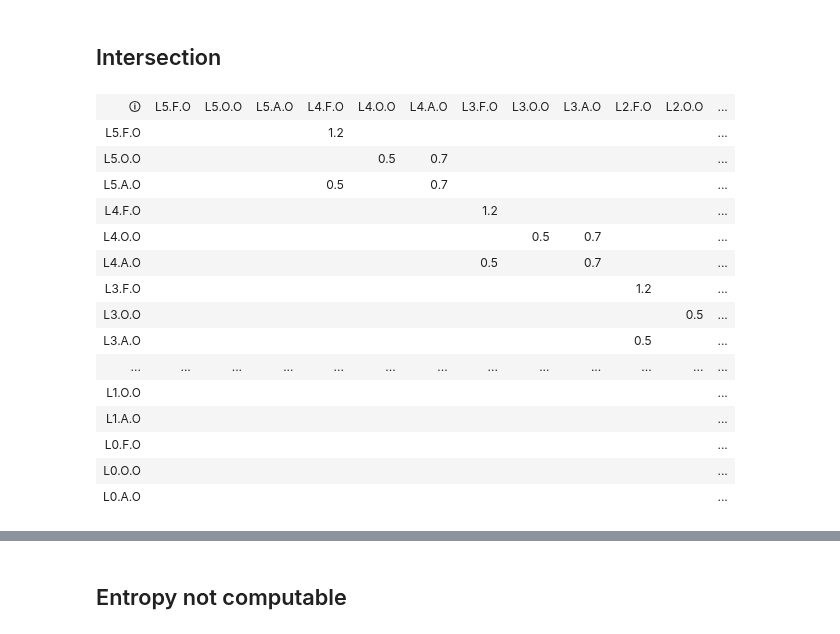
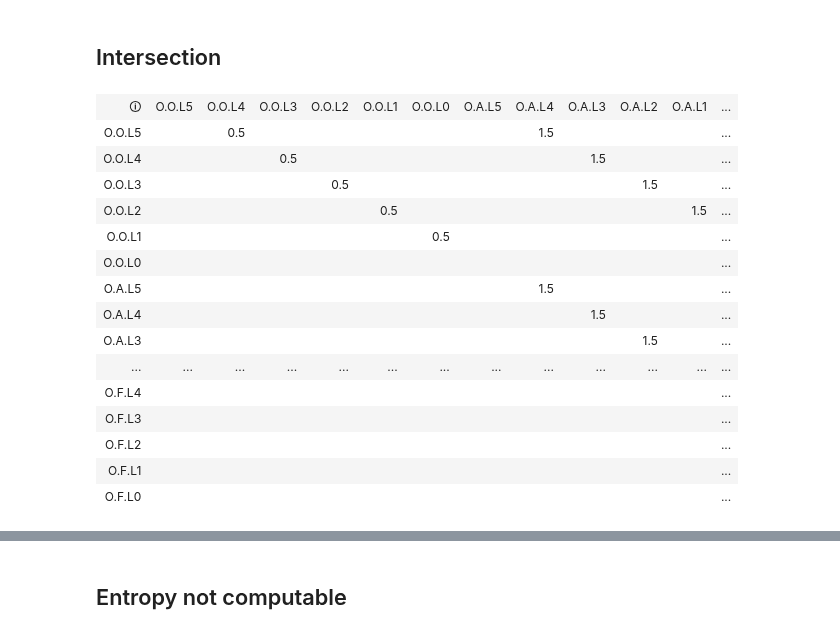
Before and after one commit to jmandreoli/WFSA, a Jupyter notebook: demo.ipynb, the cells around one changed output, grey strips where cells are left out. Saved outputs shown, nothing was run; the diff lists cells and outputs as text; code cells hidden in the pictures.

```diff
--- a/demo.ipynb
+++ b/demo.ipynb
@@ -222,43 +222,43 @@ INFO:wfsa.probabilistic:Pruning unreachable states: 3/7
 # %%
 L = 5
 template,wstop = eye(L+1,k=1),zeros((L+1,L+1)); wstop[-1,-1] = 1.
 template,wstop = map(csra_matrix.initial,(template,wstop))
 X_len = WFSA([wstop],template=template,symb_names=('.',),state_names=[f'L{k}' for k in range(L,-1,-1)])
 
 X_cnt = WFSA.from_str('''
-O->O a .7
+O->O a 1.5
 O->O b .5
 O->O . 1
 ''',sparse=True)
 
 X_mot = WFSA.from_str('''
-F->F a 1
-F->F b 1
-F->F . 1
 O->A a 1
 O->O b 1
 A->F b 1
 A->A a 1
+F->F a 1
+F->F b 1
+F->F . 1
 ''',sparse=True)
-X = X_len@X_mot@X_cnt
-# there is probably a bug as changing the order of the factors yields proba>1 in the PFSA
+
+X = X_cnt@X_mot@X_len
 X
 # %% [output]
-| 🛈 | L5.F.O | L5.O.O | L5.A.O | L4.F.O | L4.O.O | L4.A.O | L3.F.O | L3.O.O | L3.A.O | L2.F.O | L2.O.O | ... |
-| L5.F.O |  |  |  | 1.2 |  |  |  |  |  |  |  | ... |
-| L5.O.O |  |  |  |  | 0.5 | 0.7 |  |  |  |  |  | ... |
-| L5.A.O |  |  |  | 0.5 |  | 0.7 |  |  |  |  |  | ... |
-| L4.F.O |  |  |  |  |  |  | 1.2 |  |  |  |  | ... |
-| L4.O.O |  |  |  |  |  |  |  | 0.5 | 0.7 |  |  | ... |
-| L4.A.O |  |  |  |  |  |  | 0.5 |  | 0.7 |  |  | ... |
-| L3.F.O |  |  |  |  |  |  |  |  |  | 1.2 |  | ... |
-| L3.O.O |  |  |  |  |  |  |  |  |  |  | 0.5 | ... |
-| L3.A.O |  |  |  |  |  |  |  |  |  | 0.5 |  | ... |
+| 🛈 | O.O.L5 | O.O.L4 | O.O.L3 | O.O.L2 | O.O.L1 | O.O.L0 | O.A.L5 | O.A.L4 | O.A.L3 | O.A.L2 | O.A.L1 | ... |
+| O.O.L5 |  | 0.5 |  |  |  |  |  | 1.5 |  |  |  | ... |
+| O.O.L4 |  |  | 0.5 |  |  |  |  |  | 1.5 |  |  | ... |
+| O.O.L3 |  |  |  | 0.5 |  |  |  |  |  | 1.5 |  | ... |
+| O.O.L2 |  |  |  |  | 0.5 |  |  |  |  |  | 1.5 | ... |
+| O.O.L1 |  |  |  |  |  | 0.5 |  |  |  |  |  | ... |
+| O.O.L0 |  |  |  |  |  |  |  |  |  |  |  | ... |
+| O.A.L5 |  |  |  |  |  |  |  | 1.5 |  |  |  | ... |
+| O.A.L4 |  |  |  |  |  |  |  |  | 1.5 |  |  | ... |
+| O.A.L3 |  |  |  |  |  |  |  |  |  | 1.5 |  | ... |
 | ... | ... | ... | ... | ... | ... | ... | ... | ... | ... | ... | ... | ... |
-| L1.O.O |  |  |  |  |  |  |  |  |  |  |  | ... |
-| L1.A.O |  |  |  |  |  |  |  |  |  |  |  | ... |
-| L0.F.O |  |  |  |  |  |  |  |  |  |  |  | ... |
-| L0.O.O |  |  |  |  |  |  |  |  |  |  |  | ... |
-| L0.A.O |  |  |  |  |  |  |  |  |  |  |  | ... |
+| O.F.L4 |  |  |  |  |  |  |  |  |  |  |  | ... |
+| O.F.L3 |  |  |  |  |  |  |  |  |  |  |  | ... |
+| O.F.L2 |  |  |  |  |  |  |  |  |  |  |  | ... |
+| O.F.L1 |  |  |  |  |  |  |  |  |  |  |  | ... |
+| O.F.L0 |  |  |  |  |  |  |  |  |  |  |  | ... |
 # %%
 X = PFSA.fromWFSA(X)
```
Also changed, not shown: parts of 6 cells of this notebook, 1 other file.
